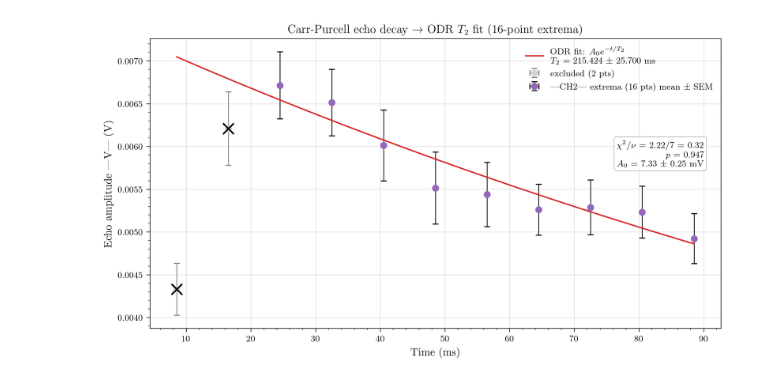
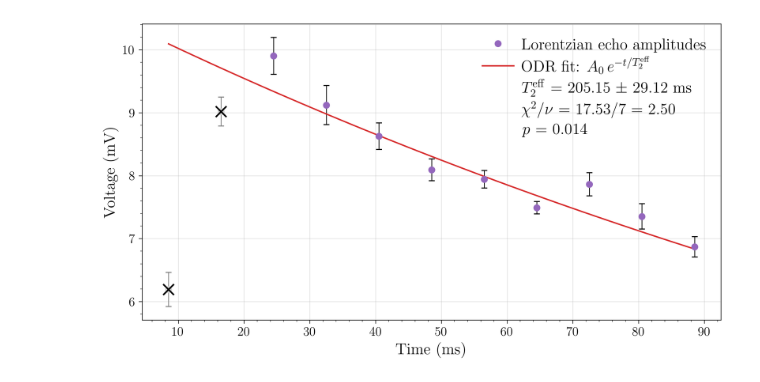
Before and after one commit to asuradev99/jlab, a Jupyter notebook: nmr/main.ipynb, the cells around one changed output. Cells and saved outputs as stored; diff of their text form; code cells hidden in the pictures.

```diff
--- a/nmr/main.ipynb
+++ b/nmr/main.ipynb
@@ -103,91 +470,98 @@ Detected 11 CH1 peaks; T = 8002.00 µs; 11 echo estimates
 from scipy import odr
 from scipy.stats import chi2 as chi2_dist
 
-# N_EXTREMA is set at the top of cell 0.
+# Step 3: per-echo amplitude (and uncertainty) from compute_echo_amplitude;
+# ODR-fit A0 * exp(-t / T2). USE_LORENTZIAN / N_EXTREMA are set in cell 0.
 
-# --- For each echo: pick |N_EXTREMA most positive| and |N_EXTREMA most
-# negative| values. Compute mean amplitude, SEM, and the time spread
-# (half-range) of those points to use as the horizontal uncertainty.
-echo_t_kept, amp_mean, amp_sem, t_err = [], [], [], []
+echo_t_kept, amp_mean, amp_unc, t_err = [], [], [], []
 for te in echo_times:
     mask = (t >= te - window_s) & (t <= te + window_s)
-    yi = ch2[mask]; ti = t[mask]
-    if len(yi) < 2 * N_EXTREMA:
+    res = compute_echo_amplitude(t[mask], ch2[mask], c_fixed=c_fixed_ex)
+    if res is None:
         continue
-    order = np.argsort(yi)
-    sel = np.concatenate([order[-N_EXTREMA:], order[:N_EXTREMA]])
-    extrema_y = yi[sel]
-    extrema_t = ti[sel]
-    abs_vals = np.abs(extrema_y)
-    echo_t_kept.append(np.mean(extrema_t))
-    amp_mean.append(np.mean(abs_vals))
-    amp_sem.append(np.std(abs_vals, ddof=1) / np.sqrt(len(abs_vals)))
-    t_err.append((extrema_t.max() - extrema_t.min()) / 2)
+    et_v, am_v, ae_v, te_v = res
+    echo_t_kept.append(et_v)
+    amp_mean.append(am_v)
+    amp_unc.append(ae_v)
+    t_err.append(te_v)
 
 echo_t_kept = np.array(echo_t_kept)
 amp_mean    = np.array(amp_mean)
-amp_sem     = np.array(amp_sem)
+amp_unc     = np.array(amp_unc)
 t_err       = np.array(t_err)
 
-# --- Drop the first few points before fitting; still plot them with X overlay
+# Drop the first few points (early-time transient / pulse-bleed-through);
+# still plot them with X overlay.
 n_skip = 2
 fit_t      = echo_t_kept[n_skip:]
 fit_amp    = amp_mean[n_skip:]
-fit_sem    = amp_sem[n_skip:]
+fit_sem    = amp_unc[n_skip:]
 fit_t_err  = t_err[n_skip:]
 
-# ODR fit to A0 * exp(-t / T2)
 def exp_decay_model(beta, t):
     return beta[0] * np.exp(-t / beta[1])
 
 model = odr.Model(exp_decay_model)
 sx = np.where(fit_t_err > 0, fit_t_err, np.min(np.diff(t)))
 data = odr.RealData(fit_t, fit_amp, sx=sx, sy=fit_sem)
 beta0 = [fit_amp[0], (fit_t[-1] - fit_t[0]) / 2]
 out = odr.ODR(data, model, beta0=beta0).run()
 
 A0_fit, T2_fit = out.beta
 A0_err, T2_err = out.sd_beta
 chi2_val   = out.sum_square
 dof        = len(fit_t) - 2
 chi2_red   = chi2_val / dof
 p_value    = chi2_dist.sf(chi2_val, df=dof)
 
 t_fine = np.linspace(echo_t_kept[0], echo_t_kept[-1], 400)
+method_lbl = (f'Lorentzian, N={N_EXTREMA}'
+              if USE_LORENTZIAN else f'{2 * N_EXTREMA}-pt extrema')
 
 fig, ax = plt.subplots(figsize=(9, 5))
-ax.errorbar(echo_t_kept[:n_skip] * 1e3, amp_mean[:n_skip],
-            xerr=t_err[:n_skip] * 1e3, yerr=amp_sem[:n_skip],
+ax.errorbar(echo_t_kept[:n_skip] * 1e3, amp_mean[:n_skip] * 1e3,
+            xerr=t_err[:n_skip] * 1e3, yerr=amp_unc[:n_skip] * 1e3,
             fmt='o', ms=6, color='lightgray', ecolor='gray',
-            elinewidth=0.8, capsize=3, label=f'excluded ({n_skip} pts)')
-ax.scatter(echo_t_kept[:n_skip] * 1e3, amp_mean[:n_skip],
+            elinewidth=0.8, capsize=3)
+ax.scatter(echo_t_kept[:n_skip] * 1e3, amp_mean[:n_skip] * 1e3,
            marker='x', s=120, c='black', lw=1.6, zorder=6)
-ax.errorbar(fit_t * 1e3, fit_amp, xerr=fit_t_err * 1e3, yerr=fit_sem,
+ax.errorbar(fit_t * 1e3, fit_amp * 1e3, xerr=fit_t_err * 1e3, yerr=fit_sem * 1e3,
             fmt='o', ms=6, color='tab:purple', ecolor='black',
-            elinewidth=0.8, capsize=3,
-            label=f'|CH2| extrema ({2 * N_EXTREMA} pts) mean ± SEM')
-ax.plot(t_fine * 1e3, exp_decay_model(out.beta, t_fine),
-        '-', color='tab:red', lw=1.4,
-        label=f'ODR fit: $A_0 e^{{-t/T_2}}$\n$T_2$ = {T2_fit*1e3:.3f} ± {T2_err*1e3:.3f} ms')
+            elinewidth=0.8, capsize=3)
+ax.plot(t_fine * 1e3, exp_decay_model(out.beta, t_fine) * 1e3,
+        '-', color='tab:red', lw=1.4)
 
-stats_txt = (f'$\\chi^2/\\nu$ = {chi2_val:.2f}/{dof} = {chi2_red:.2f}\n'
-             f'$p$ = {p_value:.3f}\n'
-             f'$A_0$ = {A0_fit*1e3:.2f} ± {A0_err*1e3:.2f} mV')
-ax.text(0.97, 0.65, stats_txt, transform=ax.transAxes, ha='right', va='top',
-        fontsize=9, bbox=dict(boxstyle='round', fc='white', ec='gray', alpha=0.9))
+# Build the legend with proxy handles so the red line marker sits
+# next to the 'ODR fit: ...' line specifically; the T_2 / chi / p
+# lines are continuation text with invisible handles.
+from matplotlib.lines import Line2D as _Line2D
+_legend = [
+    _Line2D([], [], color='tab:purple', marker='o', ms=6, linestyle='',
+            label='Lorentzian echo amplitudes'),
+    _Line2D([], [], color='tab:red', lw=1.4,
+            label=r'ODR fit: $A_0\, e^{-t/T_2^{\mathrm{eff}}}$'),
+    _Line2D([], [], color='none',
+            label=(r'$T_2^{\mathrm{eff}}$ = ' + f'{T2_fit*1e3:.2f} $\\pm$ {T2_err*1e3:.2f} ms')),
+    _Line2D([], [], color='none',
+            label=f'$\\chi^2/\\nu$ = {chi2_val:.2f}/{dof} = {chi2_red:.2f}'),
+    _Line2D([], [], color='none',
+            label=f'$p$ = {p_value:.3f}'),
+]
 
-ax.set_xlabel('Time (ms)')
-ax.set_ylabel('Echo amplitude |V| (V)')
-ax.set_title(f'Carr-Purcell echo decay → ODR $T_2$ fit ({2 * N_EXTREMA}-point extrema)')
+ax.set_xlabel('Time (ms)', fontsize=16)
+ax.set_ylabel('Voltage (mV)', fontsize=16)
+ax.tick_params(labelsize=13)
 ax.grid(True, alpha=0.3)
-ax.legend(loc='upper right')
+ax.legend(handles=_legend, loc='upper right', fontsize=16,
+          handletextpad=0.5, labelspacing=0.3)
 plt.tight_layout()
+fig.savefig(os.path.join(STEP_FIG_DIR, 'step3_t2fit.png'),
+            dpi=150, bbox_inches='tight')
 plt.show()
 
-print(f"Fit on {len(fit_t)} points (skipped first {n_skip}; "
-      f"{N_EXTREMA}+/{N_EXTREMA}- = {2 * N_EXTREMA} extrema/echo)")
+print(f"Fit on {len(fit_t)} points (skipped first {n_skip}; method: {method_lbl})")
 print(f"  A0 = {A0_fit*1e3:.4f} ± {A0_err*1e3:.4f} mV")
 print(f"  T2 = {T2_fit*1e3:.4f} ± {T2_err*1e3:.4f} ms")
 print(f"  χ²/ν = {chi2_val:.3f}/{dof} = {chi2_red:.3f},  p = {p_value:.4f}")
 # %% [output]
-[figure, old version]
+[figure, new version]
```
Also changed, not shown: parts of 5 cells of this notebook, 55 other files.
